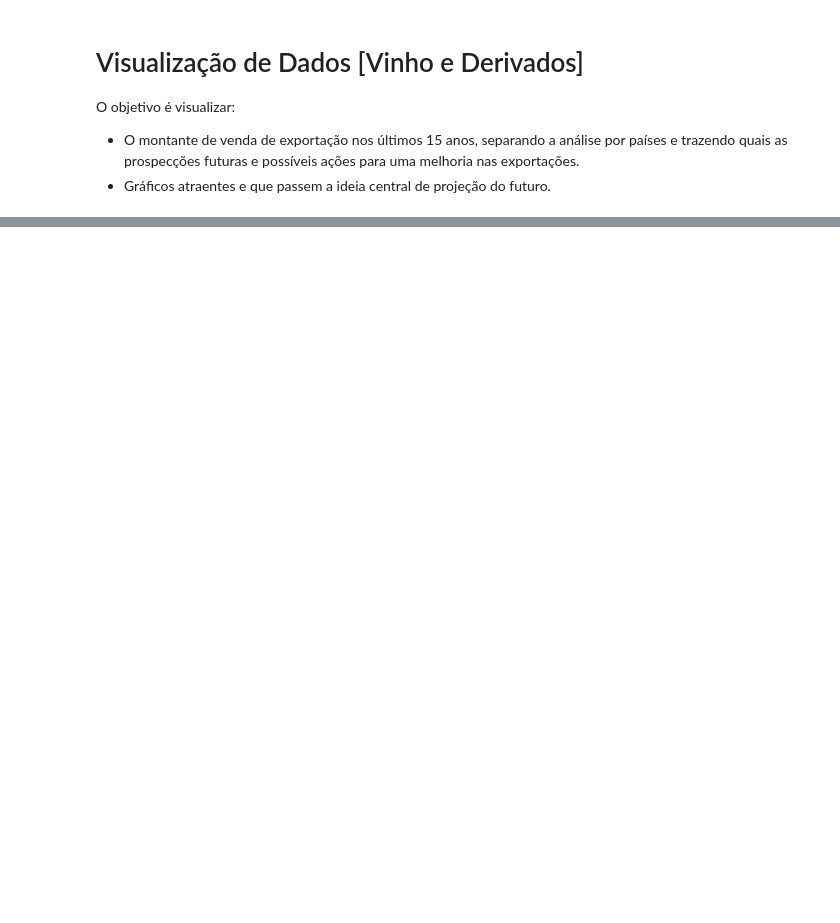
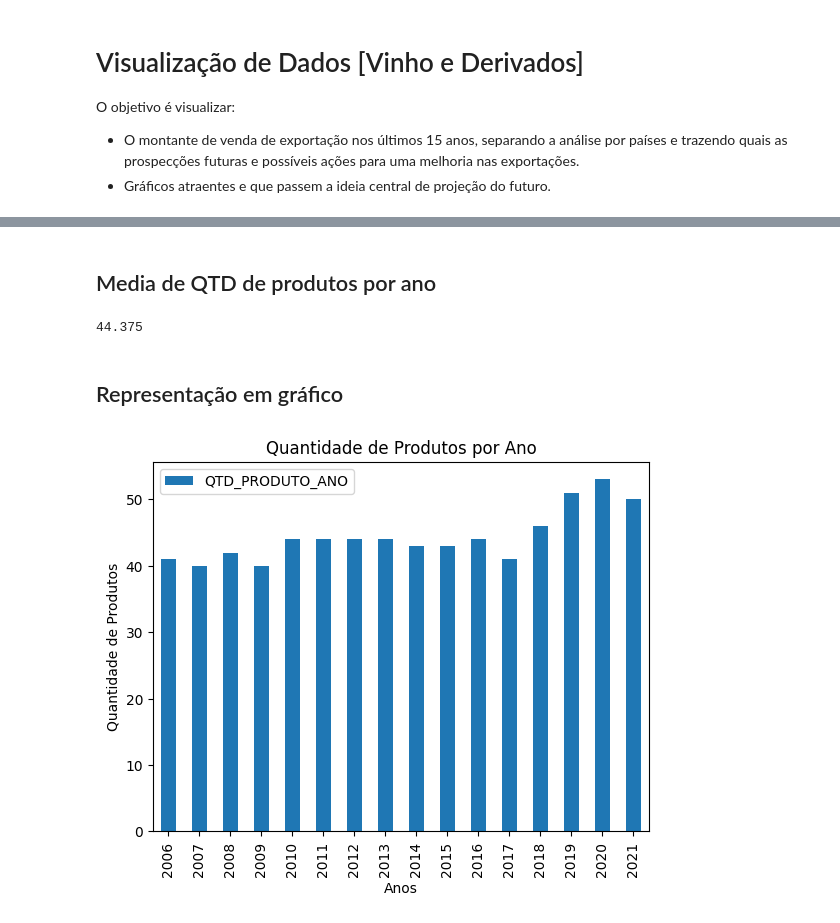
Before and after one commit to annamatias/datavisualization, a Jupyter notebook: vinicola/dash_vinicola.ipynb, the cells around one changed output, grey strips where cells are left out. Drawn from its saved outputs; the diff is of its cells as text; code cells hidden in the pictures; blank space fills up the shorter version.

```diff
--- a/vinicola/dash_vinicola.ipynb
+++ b/vinicola/dash_vinicola.ipynb
@@ -37,0 +82,4 @@ producao_vinhos()
+# %%
+df_comercio = comercializacao()
+df_comercio = df_comercio.loc[df_comercio["ANO"] >= 2006].query('QTD_LITRO != 0.0')
+df_comercio
@@ -37,0 +153,3 @@ producao_vinhos()
+# %%
+df_comercio_grouped = df_comercio.groupby('ANO').agg(QTD_PRODUTO_ANO=('PRODUTO', 'count'), MEDIA_LITROS=('QTD_LITRO', 'mean')).reset_index()
+df_comercio_grouped
@@ -37,0 +174,18 @@ producao_vinhos()
+# %% [markdown]
+## Media de QTD de produtos por ano
+# %%
+df_comercio_grouped["QTD_PRODUTO_ANO"].mean()
+# %% [output]
+44.375
+# %% [markdown]
+## Representação em gráfico
+# %%
+df_comercio_grouped.plot(x='ANO', y='QTD_PRODUTO_ANO', kind='bar')
+
+plt.title('Quantidade de Produtos por Ano')
+plt.xlabel('Anos')
+plt.ylabel('Quantidade de Produtos')
+
+plt.show()
+# %% [output]
+[figure, added]
```
Also changed, not shown: parts of 35 cells of this notebook, 1 other file.
